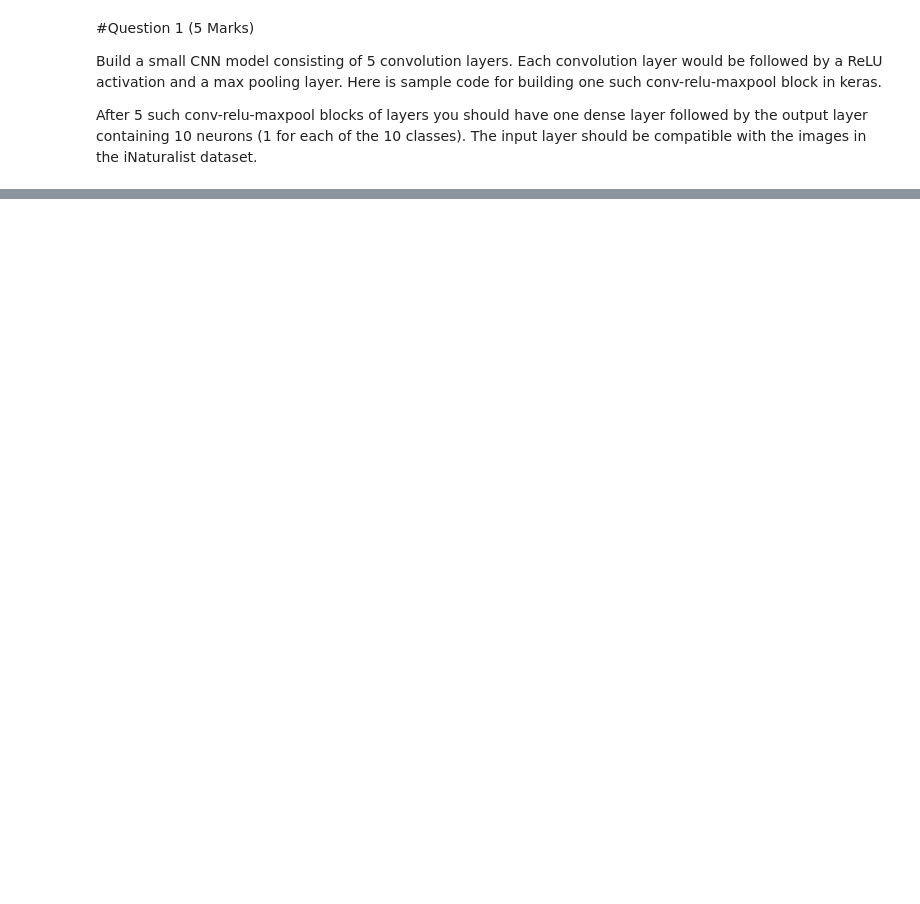
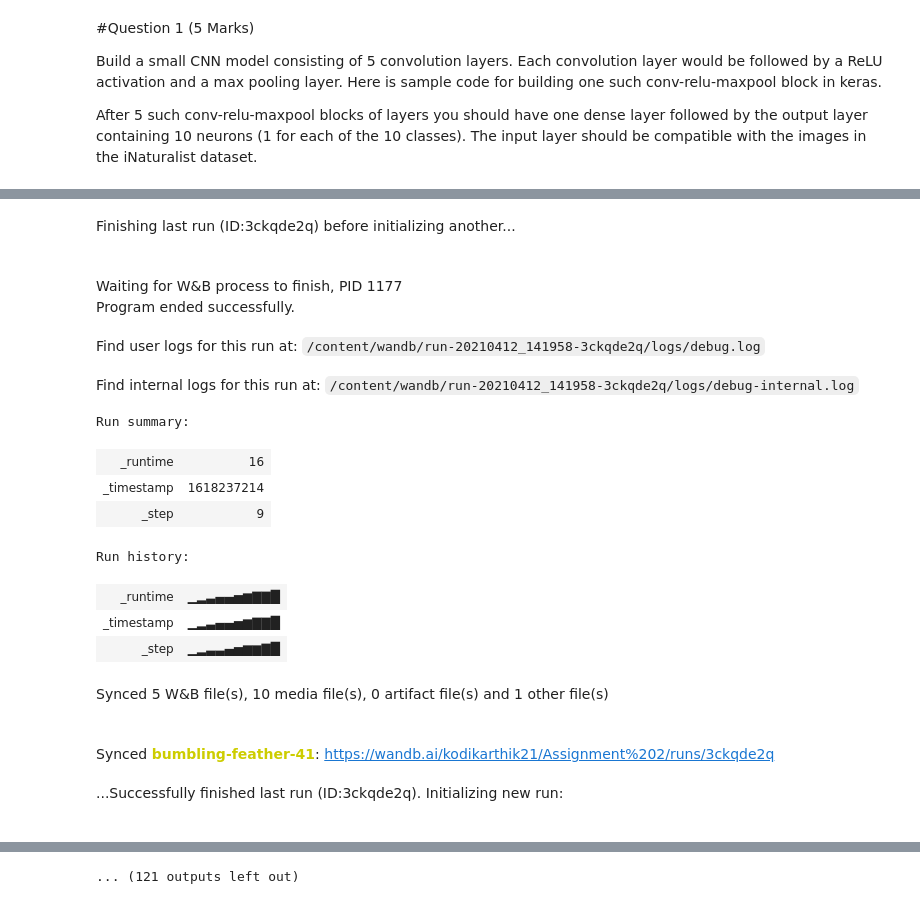
Before and after one commit to kodikarthik21/CS6910---Fundamentals-of-Deep-Learning, a Jupyter notebook: Assignment02/Assignment2.ipynb, the cells around one changed output, grey strips where cells are left out. Saved outputs shown, nothing was run; the diff lists cells and outputs as text; code cells hidden in the pictures; blank space fills up the shorter version.

Commit message:
Guided Backpropagation included

```diff
--- a/Assignment02/Assignment2.ipynb
+++ b/Assignment02/Assignment2.ipynb
@@ -178,0 +305,77 @@ wandb: WARNING Ignored wandb.init() arg project when running a sweep
+# %%
+#------------GUIDED BACKPROPAGATION---------------------------------------------
+import matplotlib.pyplot as plt
+plt.figure(figsize=(5, 12))
+
+wandb.init(project="Assignment 2")
+wandb.run.name = "Guided BackPropagation"
+
+#-----------Load an image
+plt.imshow(load_image("inaturalist_12K/val/Mammalia/9e014930ee1bd2f4079320ec01ce8858.jpg", preprocess=False))
+plt.axis("off");
+plt.figure(figsize=(60, 60))
+wandb.log({"Guided_BackProp": [wandb.Image(load_image("inaturalist_12K/val/Mammalia/9e014930ee1bd2f4079320ec01ce8858.jpg", preprocess=False), caption='Original')]})
+plt.axis("off");
+preprocessed_input = load_image("inaturalist_12K/val/Mammalia/9e014930ee1bd2f4079320ec01ce8858.jpg")
+
+#-----------Guided Relu to remove negative gradients
+ax = plt.subplot(1,10,i+1)
+@tf.custom_gradient
+def guidedRelu(x):
+  def grad(dy):
+    return tf.cast(dy>0,"float32") * tf.cast(x>0, "float32") * dy
+  return tf.nn.relu(x), grad
+
+
+for i in range(10):
+
+  wandb.init(project="Assignment 2")
+  wandb.run.name = "Guided BackPropagation {}".format(i+1)
+
+  model = tf.keras.models.load_model(wandb.restore('model-best.h5', run_path="kodikarthik21/uncategorized/m5pfdn04").name)
+ # model.summary()
+  gb_model = Model(
+      inputs = [model.inputs],
+      outputs = [model.get_layer('conv2d_4').output]  # Numbering from 0. Therefore
+  )
+
+  #-----------Selecting neurons at random from CONV5 Layer and doing Guided Backprop
+  seed(i+6)
+  rand2 = randint(outputs.shape[1])
+  rand3 = randint(outputs.shape[2])
+  rand4 = randint(outputs.shape[3])
+  modif = np.zeros(outputs.shape)
+  modif[0][rand2][rand3][rand4] = 1; # Array to be multiplied with output for guided backprop
+
+  layer_dict = [layer for layer in gb_model.layers[1:] if hasattr(layer,'activation')]
+  for layer in layer_dict:
+    if layer.activation == tf.keras.activations.relu:
+      layer.activation = guidedRelu
+
+  with tf.GradientTape() as tape:
+    inputs = tf.cast(preprocessed_input, tf.float32)
+    tape.watch(inputs)
+    outputs = gb_model(inputs)*modif # To assign all outputs to zero and only this to one
+
+  grads = tape.gradient(outputs,inputs)[0]
+  plt.subplot(1,10,i+1)
+  plt.imshow(np.flip(deprocess_image(np.array(grads)),-1))
+  wandb.log({"Guided_BackProp": [wandb.Image(np.flip(deprocess_image(np.array(grads)),-1), caption=i+1)]})
+  plt.axis("off");
+# %% [output]
+Finishing last run (ID:3ckqde2q) before initializing another...
+Waiting for W&B process to finish, PID 1177
+Program ended successfully.
+Find user logs for this run at: /content/wandb/run-20210412_141958-3ckqde2q/logs/debug.log
+Find internal logs for this run at: /content/wandb/run-20210412_141958-3ckqde2q/logs/debug-internal.log
+Run summary:
+| _runtime | 16 |
+| _timestamp | 1618237214 |
+| _step | 9 |
+Run history:
+| _runtime | ▁▂▃▄▄▅▆▇▇█ |
+| _timestamp | ▁▂▃▄▄▅▆▇▇█ |
+| _step | ▁▂▃▃▄▅▆▆▇█ |
+Synced 5 W&B file(s), 10 media file(s), 0 artifact file(s) and 1 other file(s)
+Synced bumbling-feather-41: https://wandb.ai/kodikarthik21/Assignment%202/runs/3ckqde2q
+...Successfully finished last run (ID:3ckqde2q). Initializing new run:
@@ -178,0 +387 @@ wandb: WARNING Ignored wandb.init() arg project when running a sweep
+... (121 outputs left out)
```
Also changed, not shown: parts of 15 cells of this notebook.
